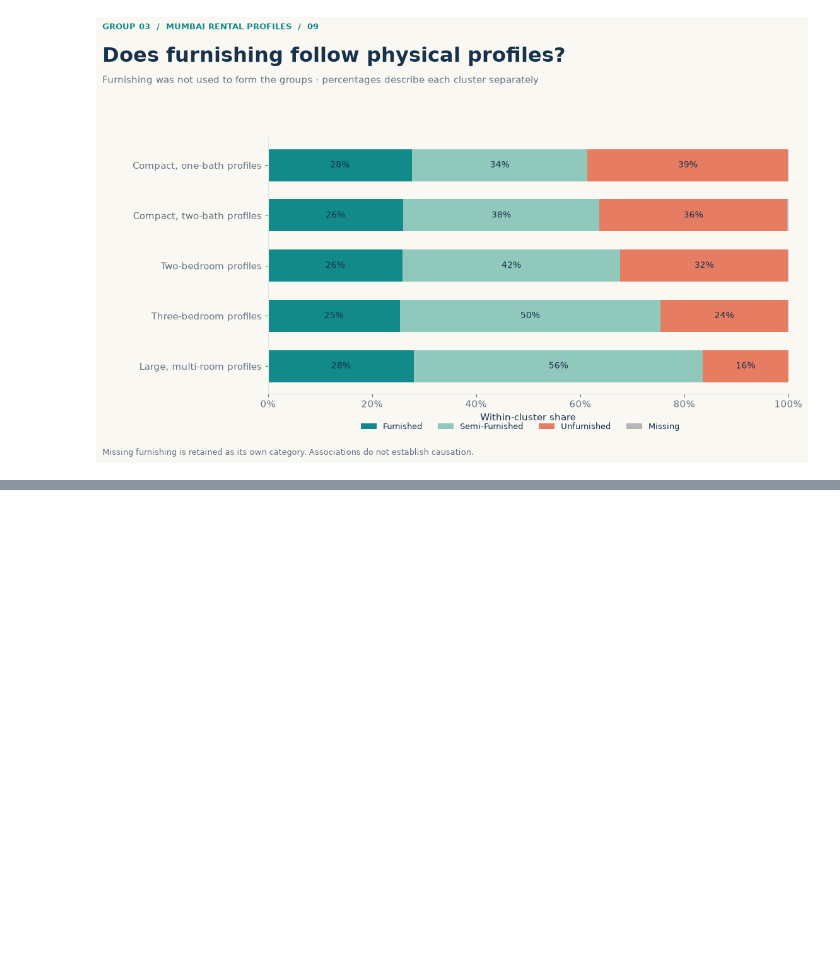
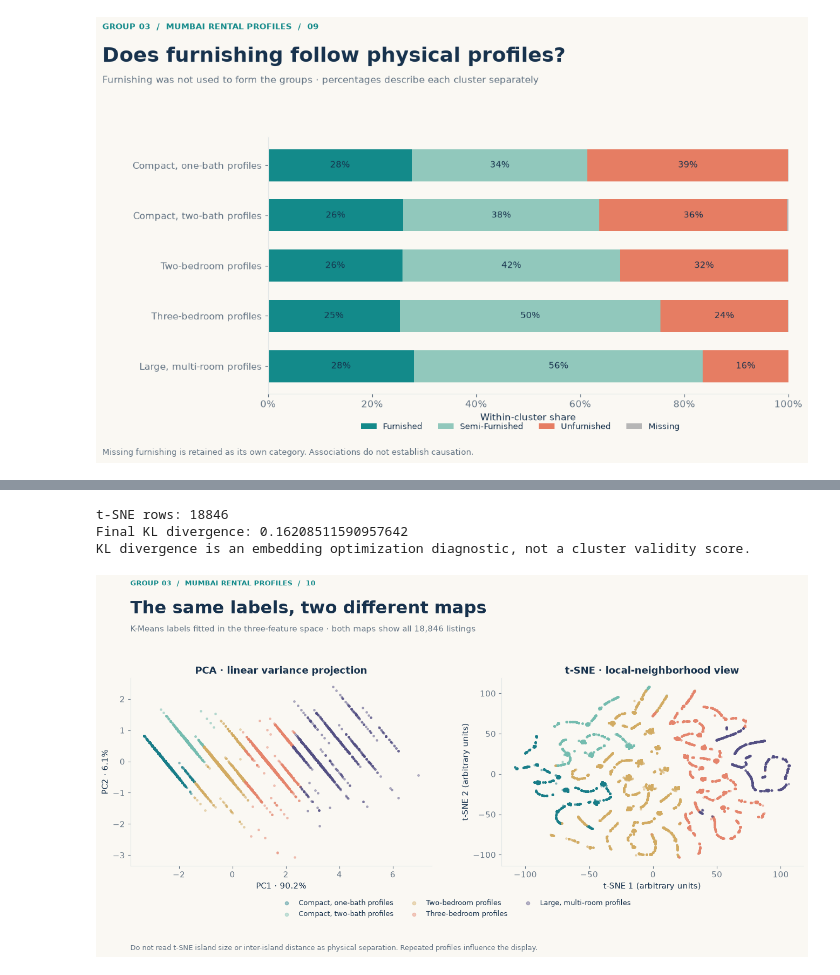
Before and after one commit to iaac-maai/group-3-day3-assignment, a Jupyter notebook: Unsupervisedlearning.ipynb, the cells around one changed output, grey strips where cells are left out. Cells and saved outputs as stored; diff of their text form; code cells hidden in the pictures; blank space fills up the shorter version.

Commit message:
Update unsupervised learning analysis and visualizations

```diff
--- a/Unsupervisedlearning.ipynb
+++ b/Unsupervisedlearning.ipynb
@@ -785,0 +824,32 @@ save_figure(fig,"09_furnishing_by_cluster")
+# %%
+from sklearn.manifold import TSNE
+with threadpool_limits(limits=2):
+    tsne = TSNE(n_components=2, perplexity=40, init="pca", learning_rate="auto",
+                max_iter=1000, method="barnes_hut", angle=0.5, random_state=42, n_jobs=2)
+    tsne_coordinates = tsne.fit_transform(X_scaled)
+assert tsne_coordinates.shape == (len(analysis_data),2)
+assert np.isfinite(tsne_coordinates).all()
+print("t-SNE rows:",len(tsne_coordinates))
+print("Final KL divergence:",float(tsne.kl_divergence_))
+print("KL divergence is an embedding optimization diagnostic, not a cluster validity score.")
+# %% [output]
+t-SNE rows: 18846
+Final KL divergence: 0.16208511590957642
+KL divergence is an embedding optimization diagnostic, not a cluster validity score.
+# %%
+fig, axes = plt.subplots(1,2,figsize=(14,7.4))
+fig.subplots_adjust(left=.07,right=.96,bottom=.25,top=.72,wspace=.23)
+for cluster_id in order:
+    mask = cluster_labels==cluster_id
+    axes[0].scatter(pca_scores[mask,0],pca_scores[mask,1],s=6,alpha=.40,color=cluster_palette[cluster_id],rasterized=True)
+    axes[1].scatter(tsne_coordinates[mask,0],tsne_coordinates[mask,1],s=5,alpha=.40,color=cluster_palette[cluster_id],label=CLUSTER_NAMES[cluster_id],rasterized=True)
+axes[0].set(xlabel=f"PC1 · {variance_ratio[0]:.1%}",ylabel=f"PC2 · {variance_ratio[1]:.1%}",title="PCA · linear variance projection")
+axes[1].set(xlabel="t-SNE 1 (arbitrary units)",ylabel="t-SNE 2 (arbitrary units)",title="t-SNE · local-neighborhood view")
+handles, labels = axes[1].get_legend_handles_labels()
+fig.legend(handles,labels,loc="lower center",bbox_to_anchor=(.5,.105),ncol=3,frameon=False,fontsize=9,markerscale=2)
+heading(fig,"10","The same labels, two different maps",
+        "K-Means labels fitted in the three-feature space · both maps show all 18,846 listings",
+        "Do not read t-SNE island size or inter-island distance as physical separation. Repeated profiles influence the display.")
+save_figure(fig,"10_pca_and_tsne_clusters")
+# %% [output]
+[figure, added]
```
Also changed, not shown: parts of 16 cells of this notebook, 23 other files.
